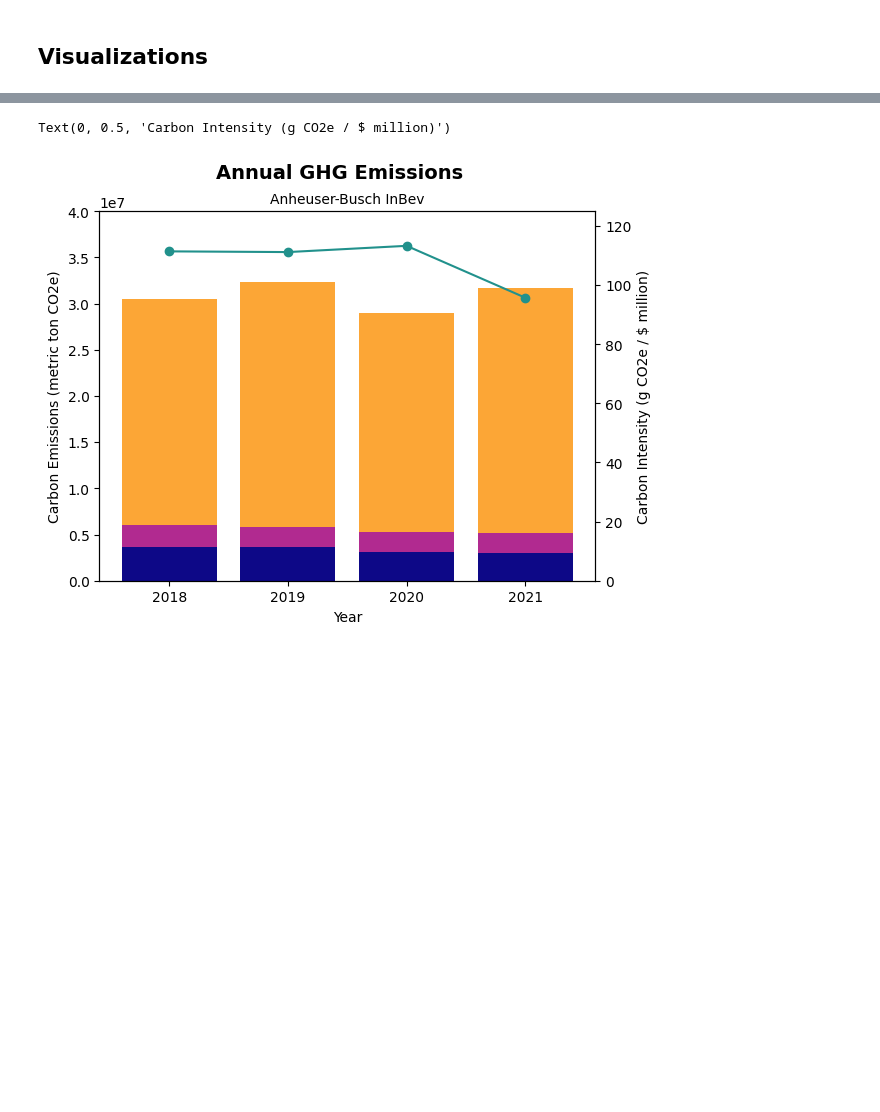
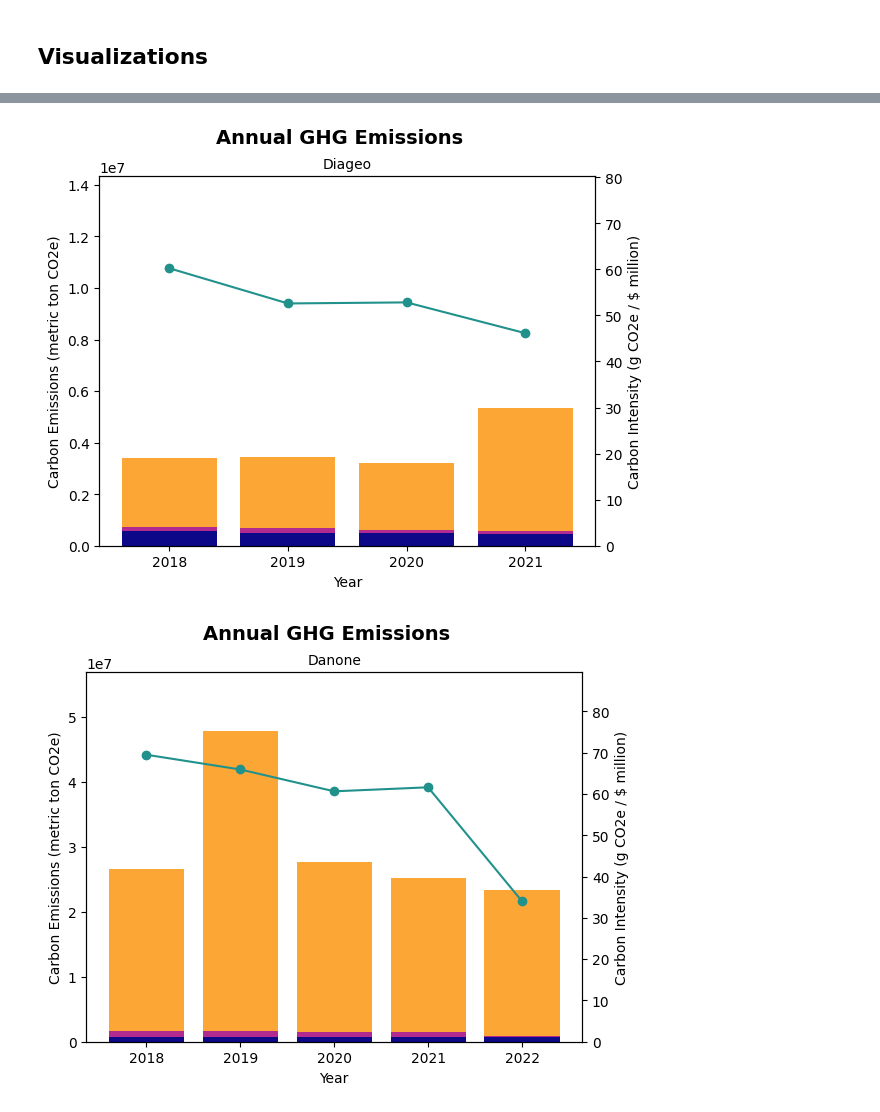
Before and after one commit to zcjanin/decarbonization-2024, a Jupyter notebook: Decarbo_EDA.ipynb, the cells around one changed output, grey strips where cells are left out. Cells and saved outputs as stored; diff of their text form; code cells hidden in the pictures; blank space fills up the shorter version.

Commit message:
added func to generate graphs

```diff
--- a/Decarbo_EDA.ipynb
+++ b/Decarbo_EDA.ipynb
@@ -234,28 +231,46 @@ Name: ADJUSTED CI, Length: 150, dtype: float64
 # %%
-x = foodag.loc[foodag['COMPANY NAME'] == 'Anheuser-Busch InBev', 'YEAR']
-y1a = foodag.loc[foodag['COMPANY NAME'] == 'Anheuser-Busch InBev', 'SCOPE 1']
-y1b = foodag.loc[foodag['COMPANY NAME'] == 'Anheuser-Busch InBev', 'SCOPE 2 (location-based)']
-y1c = foodag.loc[foodag['COMPANY NAME'] == 'Anheuser-Busch InBev', 'SCOPE 3']
-y2 = foodag.loc[foodag['COMPANY NAME'] == 'Anheuser-Busch InBev', 'CARBON INTENSITY']
-fig, ax1 = plt.subplots()
-bar_positions = [2018, 2019, 2020, 2021]
-ax2 = ax1.twinx()
+# graph using matplotlib
 
-ax1.bar(x, y1a, color =plt.cm.plasma(0))
-ax1.bar(x, y1b, bottom=y1a, color =plt.cm.plasma(0.4))
-ax1.bar(x, y1c, bottom=y1a + y1b, color =plt.cm.plasma(0.8))
-ax2.plot(x, y2, color = plt.cm.viridis(0.5), marker = 'o', label='Carbon Intensity')
+def graphCoEmissions(df, co_name, years_arr):
+    # format plots and add right axis for CI
+    fig, ax1 = plt.subplots()
+    ax2 = ax1.twinx()
 
-ax1.set_xticks(bar_positions)
-ax1.set_ylim(0, 40000000)
-ax2.set_ylim(0, 125)
+    # create x axis array
+    years = df.loc[df['COMPANY NAME']==co_name, 'YEAR']
 
+    # create bar chart stacks and CI array
+    scope1 = df.loc[df['COMPANY NAME']==co_name, 'SCOPE 1']
+    scope2 = df.loc[df['COMPANY NAME']==co_name, 'SCOPE 2 (location-based)']
+    scope3 = df.loc[df['COMPANY NAME']==co_name, 'SCOPE 3']
+    ci = df.loc[df['COMPANY NAME']==co_name, 'CARBON INTENSITY']
 
-plt.suptitle('Annual GHG Emissions', fontsize=14, fontweight='bold')
-plt.title('Anheuser-Busch InBev', fontsize=10)
-ax1.set_xlabel('Year')
-ax1.set_ylabel('Carbon Emissions (metric ton CO2e)')
-ax2.set_ylabel('Carbon Intensity (g CO2e / $ million)')
+    # plot bar chart
+    ax1.bar(years, scope1, color=plt.cm.plasma(0), label='Scope 1')
+    ax1.bar(years, scope2, bottom=scope1, color=plt.cm.plasma(0.4), label='Scope 2')
+    ax1.bar(years, scope3, bottom=scope1+scope2, color=plt.cm.plasma(0.8), label='Scope 3')
+
+    # plot CI
+    ax2.plot(years, ci, color = plt.cm.viridis(0.5), marker = 'o', label='Carbon Intensity')
+
+    # finish formatting plots
+    ax1.set_xticks(years_arr)
+    ax1.set_ylim(0, max(scope1+scope2+scope3)+9000000)
+    ax2.set_ylim(0, max(ci)+20)
+
+    # add labels and titles
+    plt.suptitle('Annual GHG Emissions', fontsize=14, fontweight='bold')
+    plt.title(co_name, fontsize=10)
+    ax1.set_xlabel('Year')
+    ax1.set_ylabel('Carbon Emissions (metric ton CO2e)')
+    ax2.set_ylabel('Carbon Intensity (g CO2e / $ million)')
-# %% [output]
-Text(0, 0.5, 'Carbon Intensity (g CO2e / $ million)')
-[figure, removed]
+# %%
+# test out function
+yrs = [2018, 2019, 2020, 2021]
+yrs2 = [2018, 2019, 2020, 2021, 2022]
+
+graphCoEmissions(foodag, 'Diageo', yrs)
+graphCoEmissions(foodag, 'Danone', yrs2)
+# %% [output]
+[figure, added]
+[figure, added]
```
Also changed, not shown: parts of 12 cells of this notebook.
